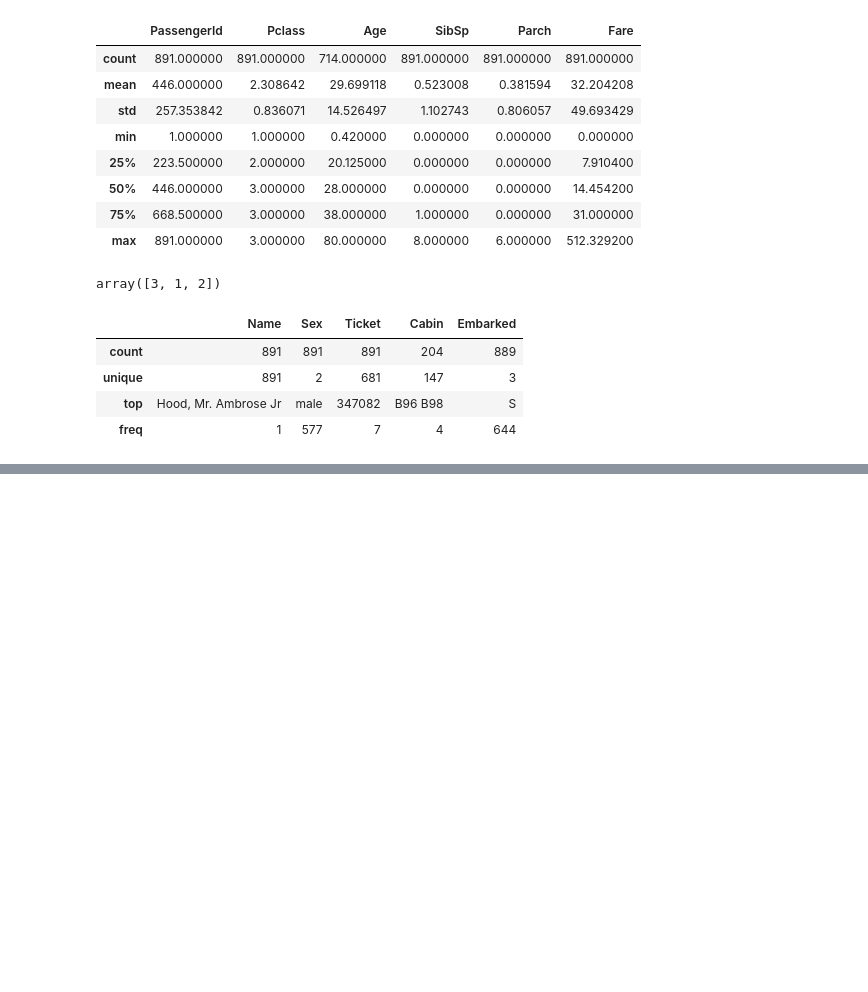
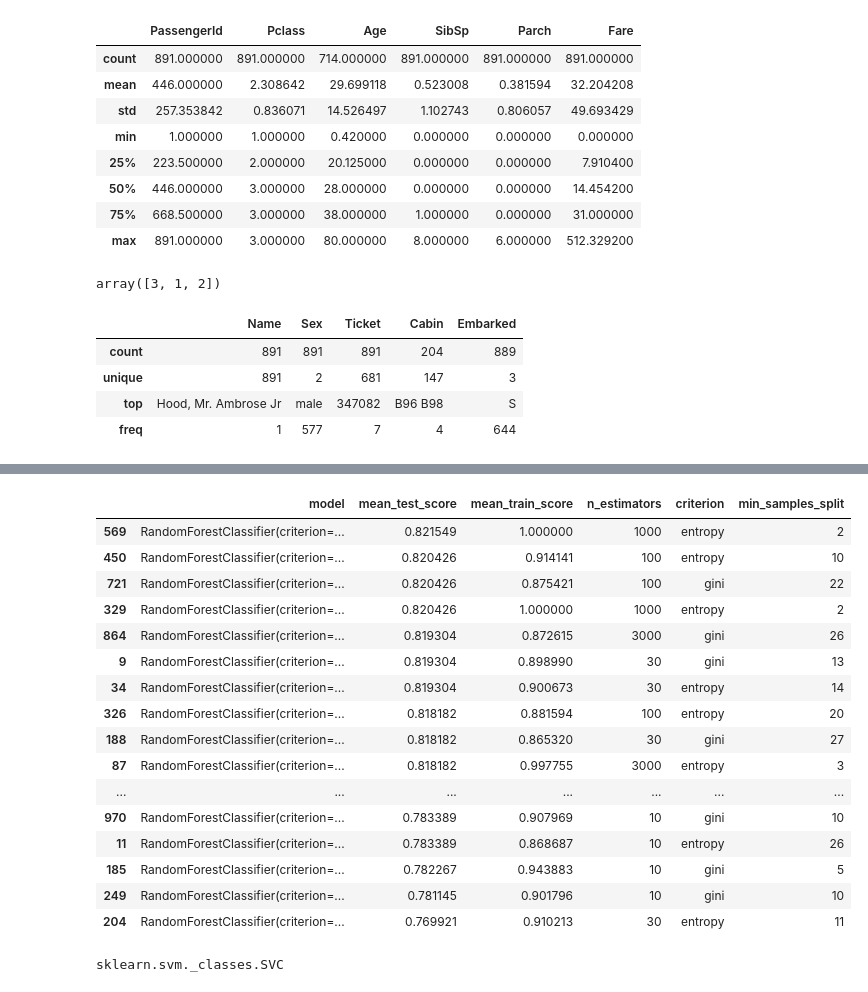
Before and after one commit to FreeJ99/Kaggle, a Jupyter notebook: Titanic/Visualization.ipynb, the cells around one changed output, grey strips where cells are left out. Saved outputs shown, nothing was run; the diff lists cells and outputs as text; code cells hidden in the pictures; blank space fills up the shorter version.

```diff
--- a/Titanic/Visualization.ipynb
+++ b/Titanic/Visualization.ipynb
@@ -85,4 +82,0 @@ X_obj.describe()
-# %%
-import joblib
-
-results = pd.DataFrame(joblib.load("models/results2.joblib"))
@@ -109,0 +85,5 @@ results[["param_model", "rank_test_score", "mean_test_score", "mean_train_score"
+# %%
+import joblib
+pd.set_option('display.max_rows', 10000)
+
+results = pd.DataFrame(joblib.load("models/results.joblib"))
@@ -109,0 +92,30 @@ results[["param_model", "rank_test_score", "mean_test_score", "mean_train_score"
+# %%
+def all_results(results):
+    return results[["param_model", "rank_test_score", "mean_test_score", "mean_train_score"]]
+
+def name(x):
+    s  = str(x)
+    idx = s.find('(')
+    return  s[:idx]
+
+def svc_results(results):
+    results = results[results['param_model'].apply(name) == 'SVC'] \
+        [["param_model", "mean_test_score", "mean_train_score",
+            "param_model__C", "param_model__kernel", "param_model__gamma"]]
+    results.columns = ["model",  "mean_test_score", "mean_train_score", "C", "kernel", "gamma"]
+    return results
+
+def knn_results(results):
+    results = results[results['param_model'].apply(name) == 'KNeighborsClassifier'] \
+        [["param_model", "mean_test_score", "mean_train_score",
+            "param_model__n_neighbors", "param_model__weights"]]
+    results.columns = ["model",  "mean_test_score", "mean_train_score", "n_neighbors", "weights"]
+    return results
+
+def tree_results(results):
+    results = results[results['param_model'].apply(name) == 'RandomForestClassifier'] \
+        [["param_model", "mean_test_score", "mean_train_score",
+            "param_model__n_estimators", "param_model__criterion", "param_model__min_samples_split"]]
+    results.columns = ["model",  "mean_test_score", "mean_train_score",
+                       "n_estimators", "criterion", "min_samples_split"]
+    return results
@@ -109,0 +142,25 @@ results[["param_model", "rank_test_score", "mean_test_score", "mean_train_score"
+# %%
+tree_results(results)
+#results['param_model'].apply(str)
+# %% [output]
+|  | model | mean_test_score | mean_train_score | n_estimators | criterion | min_samples_split |
+| 569 | RandomForestClassifier(criterion=... | 0.821549 | 1.000000 | 1000 | entropy | 2 |
+| 450 | RandomForestClassifier(criterion=... | 0.820426 | 0.914141 | 100 | entropy | 10 |
+| 721 | RandomForestClassifier(criterion=... | 0.820426 | 0.875421 | 100 | gini | 22 |
+| 329 | RandomForestClassifier(criterion=... | 0.820426 | 1.000000 | 1000 | entropy | 2 |
+| 864 | RandomForestClassifier(criterion=... | 0.819304 | 0.872615 | 3000 | gini | 26 |
+| 9 | RandomForestClassifier(criterion=... | 0.819304 | 0.898990 | 30 | gini | 13 |
+| 34 | RandomForestClassifier(criterion=... | 0.819304 | 0.900673 | 30 | entropy | 14 |
+| 326 | RandomForestClassifier(criterion=... | 0.818182 | 0.881594 | 100 | entropy | 20 |
+| 188 | RandomForestClassifier(criterion=... | 0.818182 | 0.865320 | 30 | gini | 27 |
+| 87 | RandomForestClassifier(criterion=... | 0.818182 | 0.997755 | 3000 | entropy | 3 |
+| ... | ... | ... | ... | ... | ... | ... |
+| 970 | RandomForestClassifier(criterion=... | 0.783389 | 0.907969 | 10 | gini | 10 |
+| 11 | RandomForestClassifier(criterion=... | 0.783389 | 0.868687 | 10 | entropy | 26 |
+| 185 | RandomForestClassifier(criterion=... | 0.782267 | 0.943883 | 10 | gini | 5 |
+| 249 | RandomForestClassifier(criterion=... | 0.781145 | 0.901796 | 10 | gini | 10 |
+| 204 | RandomForestClassifier(criterion=... | 0.769921 | 0.910213 | 30 | entropy | 11 |
+# %%
+type(results['param_model'][12])
+# %% [output]
+sklearn.svm._classes.SVC
```
Also changed, not shown: parts of 6 cells of this notebook, 1 other file.
